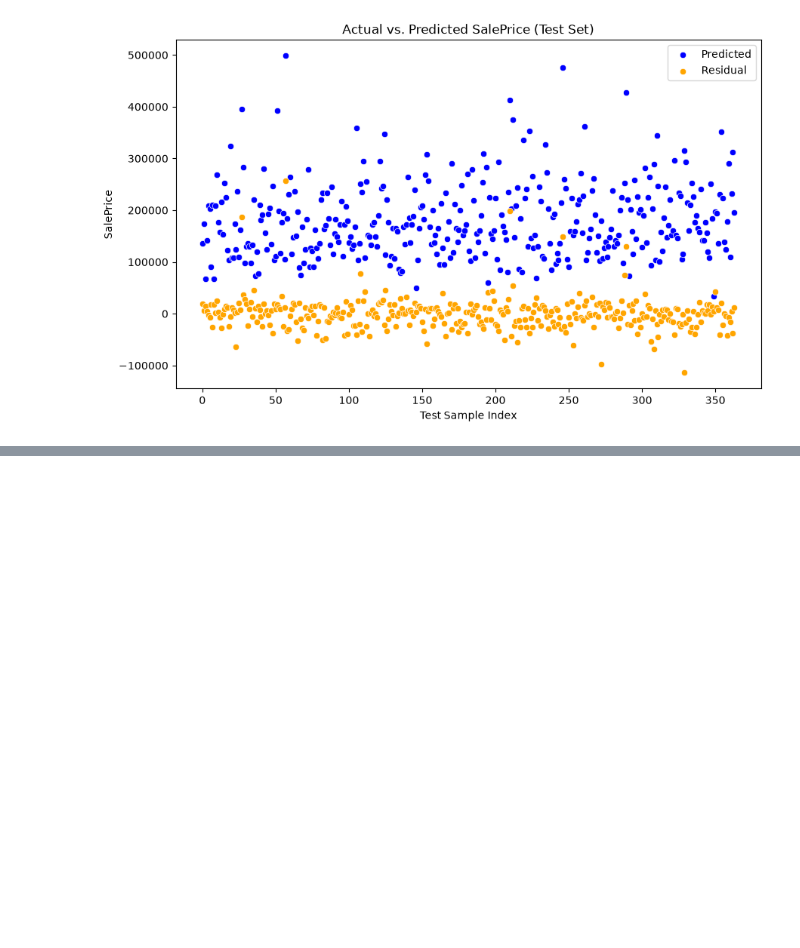
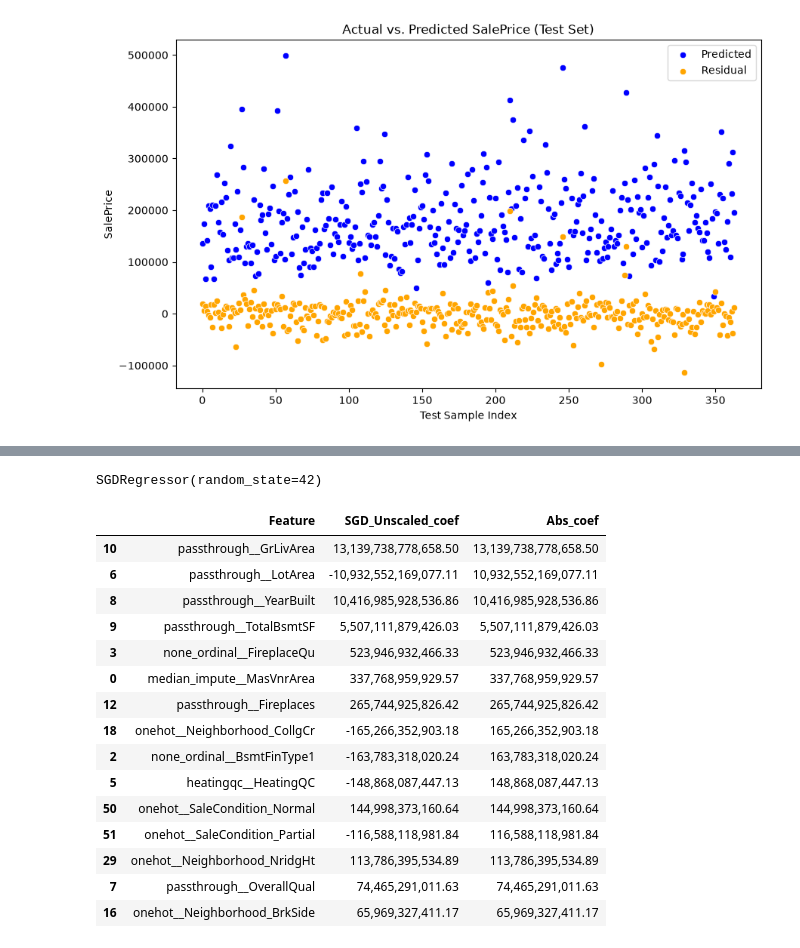
Before and after one commit to FarhanKhan1/MSAI_Machine_Learning, a Jupyter notebook: assignments_1/notebooks/q1_linear_regression.ipynb, the cells around one changed output, grey strips where cells are left out. Saved outputs shown, nothing was run; the diff lists cells and outputs as text; code cells hidden in the pictures; blank space fills up the shorter version.

Commit message:
Finalizing Question 1, Alhamdulillah

```diff
--- a/assignments_1/notebooks/q1_linear_regression.ipynb
+++ b/assignments_1/notebooks/q1_linear_regression.ipynb
@@ -257,0 +417,30 @@ sns.kdeplot(x=(y_test - sgd_test_preds), fill=True)
+# %%
+# Transform without the final scaling step, using only the ColumnTransformer
+X_train_unscaled = full_pipeline.named_steps["preprocessing"].transform(X_train_raw)
+X_test_unscaled = full_pipeline.named_steps["preprocessing"].transform(X_test_raw)
+
+sgd_unscaled_model = SGDRegressor(random_state=42)
+sgd_unscaled_model.fit(X_train_unscaled, y_train)
+
+sgd_unscaled_train_preds = sgd_unscaled_model.predict(X_train_unscaled)
+sgd_unscaled_test_preds = sgd_unscaled_model.predict(X_test_unscaled)
+
+scaling_comparison = pd.DataFrame({
+    "Metric": ["Train R²", "Test R²", "Train MAE", "Test MAE", "n_iter_"],
+    "SGD_Scaled": [
+        r2_score(y_train, sgd_model.predict(X_train_transformed)),
+        r2_score(y_test, sgd_test_preds),
+        mean_absolute_error(y_train, sgd_model.predict(X_train_transformed)),
+        mean_absolute_error(y_test, sgd_test_preds),
+        sgd_model.n_iter_,
+    ],
+    "SGD_Unscaled": [
+        r2_score(y_train, sgd_unscaled_train_preds),
+        r2_score(y_test, sgd_unscaled_test_preds),
+        mean_absolute_error(y_train, sgd_unscaled_train_preds),
+        mean_absolute_error(y_test, sgd_unscaled_test_preds),
+        sgd_unscaled_model.n_iter_,
+    ]
+})
+
+scaling_comparison
@@ -257,0 +454,3 @@ sns.kdeplot(x=(y_test - sgd_test_preds), fill=True)
+# %%
+pd.options.display.float_format = '{:,.2f}'.format
+scaling_comparison
@@ -257,0 +464,31 @@ sns.kdeplot(x=(y_test - sgd_test_preds), fill=True)
+# %%
+sgd_unscaled_model
+# %% [output]
+SGDRegressor(random_state=42)
+# %%
+coef_vs_range = pd.DataFrame({
+    "Feature": feature_names,
+    "SGD_Unscaled_coef": sgd_unscaled_model.coef_,
+})
+
+coef_vs_range["Abs_coef"] = coef_vs_range["SGD_Unscaled_coef"].abs()
+coef_vs_range = coef_vs_range.sort_values("Abs_coef", ascending=False)
+
+coef_vs_range.head(15)
+# %% [output]
+|  | Feature | SGD_Unscaled_coef | Abs_coef |
+| 10 | passthrough__GrLivArea | 13,139,738,778,658.50 | 13,139,738,778,658.50 |
+| 6 | passthrough__LotArea | -10,932,552,169,077.11 | 10,932,552,169,077.11 |
+| 8 | passthrough__YearBuilt | 10,416,985,928,536.86 | 10,416,985,928,536.86 |
+| 9 | passthrough__TotalBsmtSF | 5,507,111,879,426.03 | 5,507,111,879,426.03 |
+| 3 | none_ordinal__FireplaceQu | 523,946,932,466.33 | 523,946,932,466.33 |
+| 0 | median_impute__MasVnrArea | 337,768,959,929.57 | 337,768,959,929.57 |
+| 12 | passthrough__Fireplaces | 265,744,925,826.42 | 265,744,925,826.42 |
+| 18 | onehot__Neighborhood_CollgCr | -165,266,352,903.18 | 165,266,352,903.18 |
+| 2 | none_ordinal__BsmtFinType1 | -163,783,318,020.24 | 163,783,318,020.24 |
+| 5 | heatingqc__HeatingQC | -148,868,087,447.13 | 148,868,087,447.13 |
+| 50 | onehot__SaleCondition_Normal | 144,998,373,160.64 | 144,998,373,160.64 |
+| 51 | onehot__SaleCondition_Partial | -116,588,118,981.84 | 116,588,118,981.84 |
+| 29 | onehot__Neighborhood_NridgHt | 113,786,395,534.89 | 113,786,395,534.89 |
+| 7 | passthrough__OverallQual | 74,465,291,011.63 | 74,465,291,011.63 |
+| 16 | onehot__Neighborhood_BrkSide | 65,969,327,411.17 | 65,969,327,411.17 |
```
Also changed, not shown: parts of 20 cells of this notebook, 1 other file.
